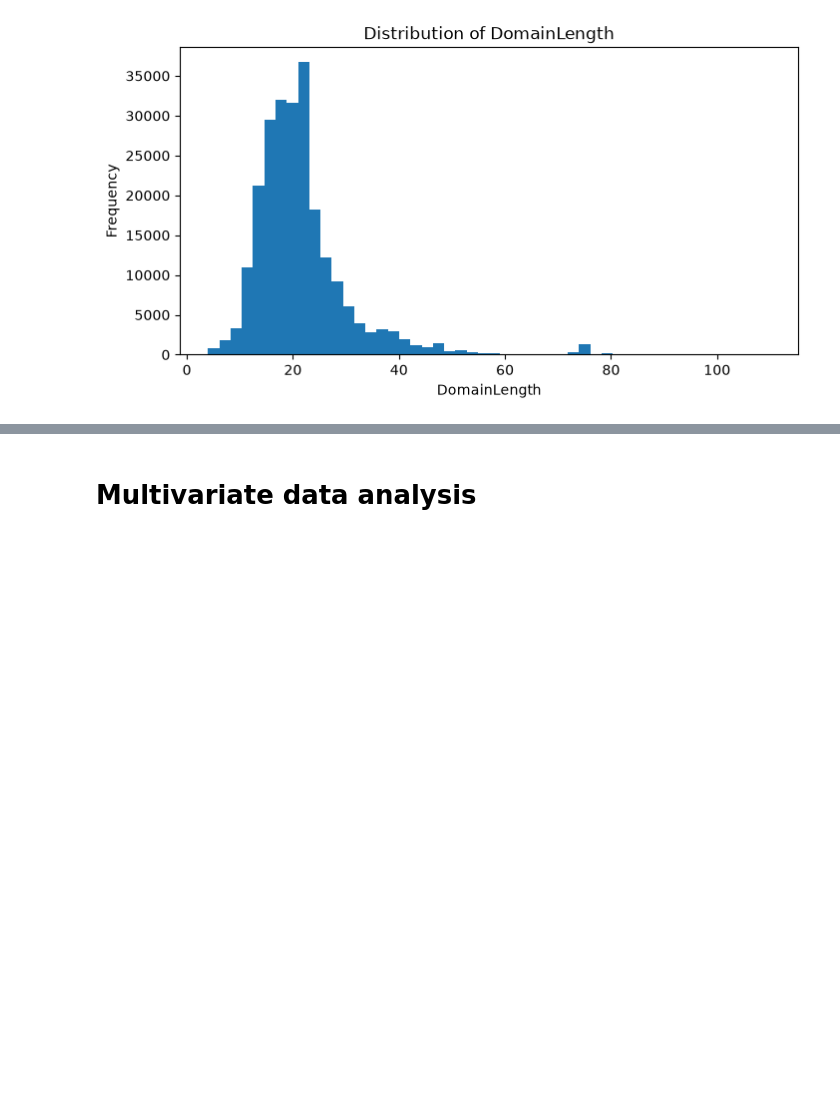
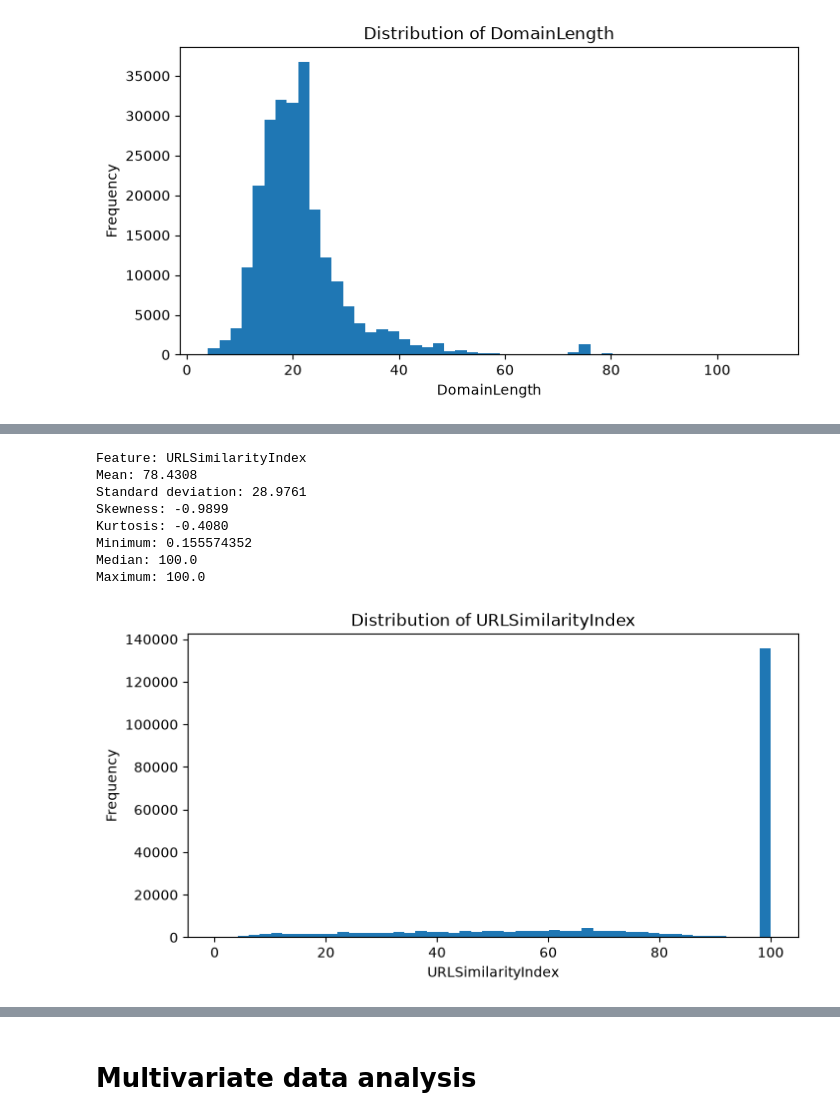
Before and after one commit to luiz-matoso/phiusiil-phishing-analysis, a Jupyter notebook: notebooks/notebook.ipynb, the cells around one changed output, grey strips where cells are left out. Saved outputs shown, nothing was run; the diff lists cells and outputs as text; code cells hidden in the pictures; blank space fills up the shorter version.

```diff
--- a/notebooks/notebook.ipynb
+++ b/notebooks/notebook.ipynb
@@ -245,0 +252,12 @@ Maximum: 110
+# %%
+analyze_numeric_feature("URLSimilarityIndex")
+# %% [output]
+Feature: URLSimilarityIndex
+Mean: 78.4308
+Standard deviation: 28.9761
+Skewness: -0.9899
+Kurtosis: -0.4080
+Minimum: 0.155574352
+Median: 100.0
+Maximum: 100.0
+[figure, added]
```
Also changed, not shown: parts of 38 cells of this notebook.
